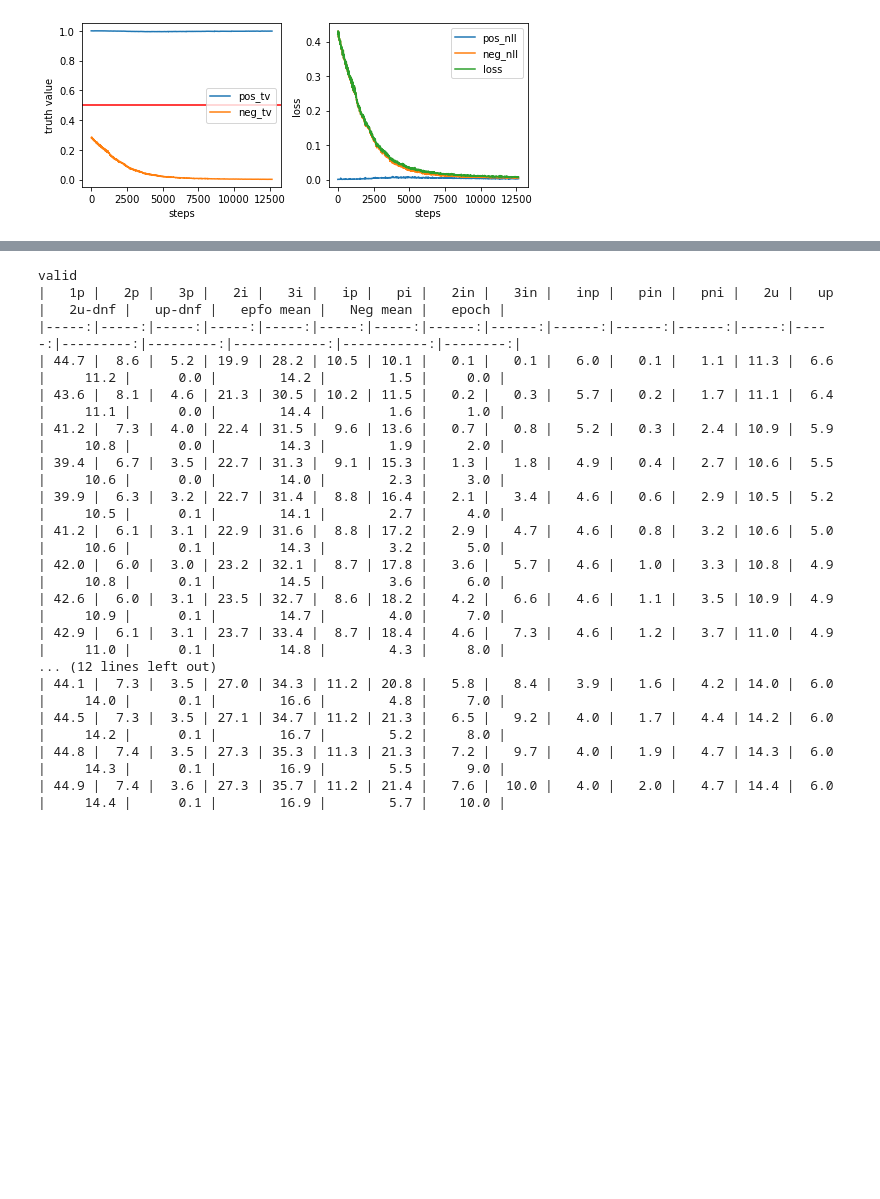
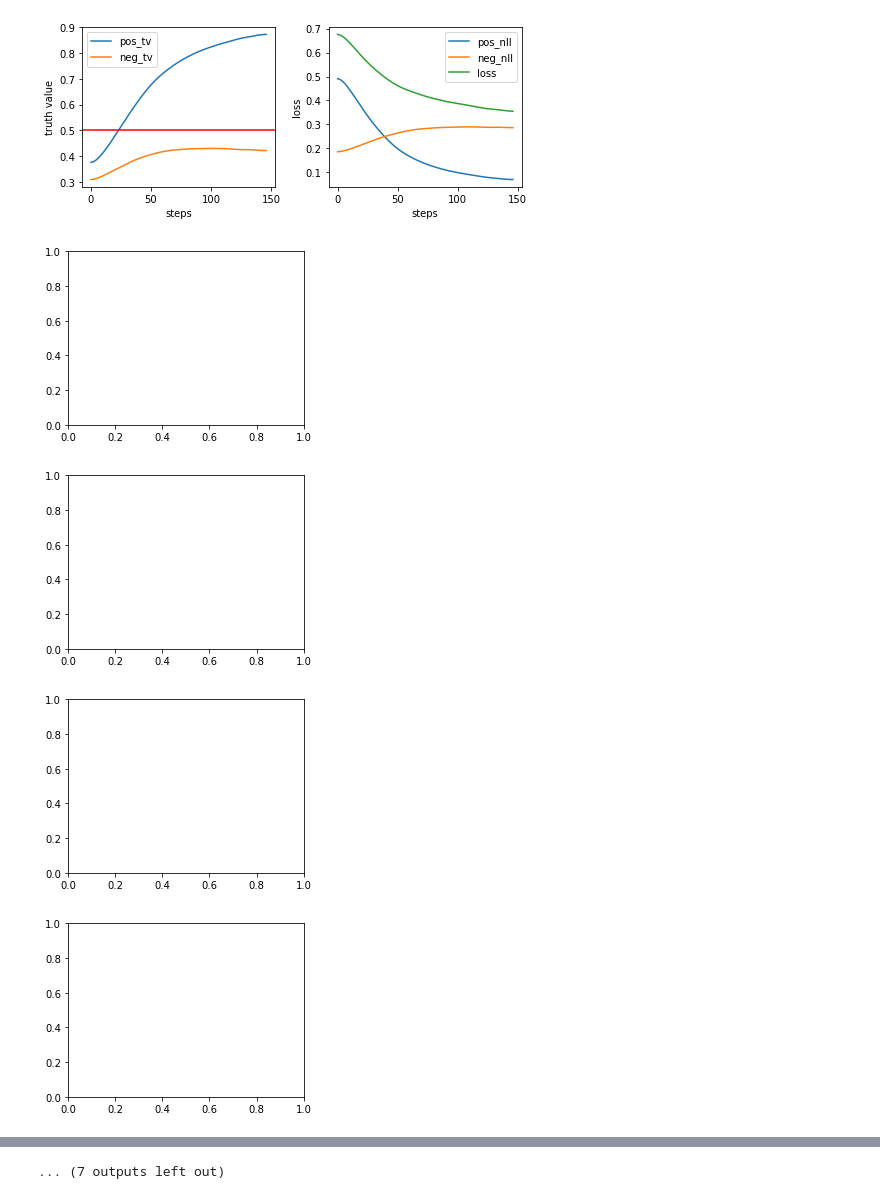
Before and after one commit to rabi-fei/Soft-Queries-on-Uncertain-KG, a Jupyter notebook: vis.ipynb, the cells around one changed output, grey strips where cells are left out. Drawn from its saved outputs; the diff is of its cells as text; code cells hidden in the pictures; blank space fills up the shorter version.

```diff
--- a/vis.ipynb
+++ b/vis.ipynb
@@ -16,10 +16,10 @@ metrics = ['mrr', 'hit1', 'hit3', 'hit10']
 
 Conjunction_queries = ['1p', '2p', '3p', '2i', '3i', 'ip', 'pi']
 Negation_queries = ['2in', '3in', 'inp', 'pin', 'pni']
-Disjunction_queries = ['2u', 'up', '2u-dnf', 'up-dnf']
+Disjunction_queries = ['2u', 'up', '2u-dm', 'up-dm']
 queries = Conjunction_queries + Negation_queries + Disjunction_queries
 
-filter_width = .1
+filter_width = 5
 # %%
 def read_log_lines(filename):
     lines = []
@@ -122,9 +122,10 @@ def plot_evaluation(scope=['train', 'validate', 'test']):
         fig.tight_layout()  # otherwise the right y-label is slightly clipped
         plt.show()
 # %%
-def evaluation_to_tables(line, verbose=True):
+def evaluation_to_tables(line, collect_metrics=metrics, verbose=True):
     data = defaultdict(list)
-    for m in ['mrr']:
+    for m in collect_metrics:
+        data['metric'].append(m)
         for k in queries:
             if k in line:
                 data[k].append(line[k][m] * 100)
@@ -139,16 +140,16 @@ def evaluation_to_tables(line, verbose=True):
         pass
     return df
 
-def aggregate_evaluations(scope=['valid', 'test']):
+def aggregate_evaluations(scope=['valid', 'test'], collect_metrics=metrics):
     for desc in scope:
         print(desc)
         rec_lines = filter_lines(lines, key_str=f"evaluate {desc}")
         df_list = []
         for e, line in enumerate(rec_lines):
-            df = evaluation_to_tables(line)
+            df = evaluation_to_tables(line, collect_metrics)
             # print(df.to_markdown(floatfmt=".2f"))
             df['epoch'] = e
             df_list.append(df)
         final_df = pd.concat(df_list)
-        final_df = final_df.reindex()
-        print(final_df.to_markdown(floatfmt=".1f", index=False))
+        final_df = final_df.set_index(['epoch', 'metric'])
+        print(final_df.to_markdown(floatfmt=".1f"))
@@ -155,7 +174,11 @@ def aggregate_evaluations(scope=['valid', 'test']):
 # %%
-lines = read_log_lines('log/train_query_boosting_1p/output.log')
+lines = read_log_lines('log/train_2p_TrainRstep1000_EvalRstep1000/output.log')
 plot_train_lines()
-# plot_evaluation(scope=['valid', 'test'])
-aggregate_evaluations()
+plot_evaluation(scope=['train'])
+aggregate_evaluations(scope=['valid', 'test'], collect_metrics=['mrr'])
 # %% [output]
-[figure, old version]
+[figure, new version]
+[figure, added]
+[figure, added]
+[figure, added]
+[figure, added]
@@ -162,17 +192 @@ aggregate_evaluations()
-valid
-|   1p |   2p |   3p |   2i |   3i |   ip |   pi |   2in |   3in |   inp |   pin |   pni |   2u |   up |   2u-dnf |   up-dnf |   epfo mean |   Neg mean |   epoch |
-|-----:|-----:|-----:|-----:|-----:|-----:|-----:|------:|------:|------:|------:|------:|-----:|-----:|---------:|---------:|------------:|-----------:|--------:|
-| 44.7 |  8.6 |  5.2 | 19.9 | 28.2 | 10.5 | 10.1 |   0.1 |   0.1 |   6.0 |   0.1 |   1.1 | 11.3 |  6.6 |     11.2 |      0.0 |        14.2 |        1.5 |     0.0 |
-| 43.6 |  8.1 |  4.6 | 21.3 | 30.5 | 10.2 | 11.5 |   0.2 |   0.3 |   5.7 |   0.2 |   1.7 | 11.1 |  6.4 |     11.1 |      0.0 |        14.4 |        1.6 |     1.0 |
-| 41.2 |  7.3 |  4.0 | 22.4 | 31.5 |  9.6 | 13.6 |   0.7 |   0.8 |   5.2 |   0.3 |   2.4 | 10.9 |  5.9 |     10.8 |      0.0 |        14.3 |        1.9 |     2.0 |
-| 39.4 |  6.7 |  3.5 | 22.7 | 31.3 |  9.1 | 15.3 |   1.3 |   1.8 |   4.9 |   0.4 |   2.7 | 10.6 |  5.5 |     10.6 |      0.0 |        14.0 |        2.3 |     3.0 |
-| 39.9 |  6.3 |  3.2 | 22.7 | 31.4 |  8.8 | 16.4 |   2.1 |   3.4 |   4.6 |   0.6 |   2.9 | 10.5 |  5.2 |     10.5 |      0.1 |        14.1 |        2.7 |     4.0 |
-| 41.2 |  6.1 |  3.1 | 22.9 | 31.6 |  8.8 | 17.2 |   2.9 |   4.7 |   4.6 |   0.8 |   3.2 | 10.6 |  5.0 |     10.6 |      0.1 |        14.3 |        3.2 |     5.0 |
-| 42.0 |  6.0 |  3.0 | 23.2 | 32.1 |  8.7 | 17.8 |   3.6 |   5.7 |   4.6 |   1.0 |   3.3 | 10.8 |  4.9 |     10.8 |      0.1 |        14.5 |        3.6 |     6.0 |
-| 42.6 |  6.0 |  3.1 | 23.5 | 32.7 |  8.6 | 18.2 |   4.2 |   6.6 |   4.6 |   1.1 |   3.5 | 10.9 |  4.9 |     10.9 |      0.1 |        14.7 |        4.0 |     7.0 |
-| 42.9 |  6.1 |  3.1 | 23.7 | 33.4 |  8.7 | 18.4 |   4.6 |   7.3 |   4.6 |   1.2 |   3.7 | 11.0 |  4.9 |     11.0 |      0.1 |        14.8 |        4.3 |     8.0 |
-... (12 lines left out)
-| 44.1 |  7.3 |  3.5 | 27.0 | 34.3 | 11.2 | 20.8 |   5.8 |   8.4 |   3.9 |   1.6 |   4.2 | 14.0 |  6.0 |     14.0 |      0.1 |        16.6 |        4.8 |     7.0 |
-| 44.5 |  7.3 |  3.5 | 27.1 | 34.7 | 11.2 | 21.3 |   6.5 |   9.2 |   4.0 |   1.7 |   4.4 | 14.2 |  6.0 |     14.2 |      0.1 |        16.7 |        5.2 |     8.0 |
-| 44.8 |  7.4 |  3.5 | 27.3 | 35.3 | 11.3 | 21.3 |   7.2 |   9.7 |   4.0 |   1.9 |   4.7 | 14.3 |  6.0 |     14.3 |      0.1 |        16.9 |        5.5 |     9.0 |
-| 44.9 |  7.4 |  3.6 | 27.3 | 35.7 | 11.2 | 21.4 |   7.6 |  10.0 |   4.0 |   2.0 |   4.7 | 14.4 |  6.0 |     14.4 |      0.1 |        16.9 |        5.7 |    10.0 |
+... (7 outputs left out)
```
Also changed, not shown: parts of 4 cells of this notebook, 5 other files.
